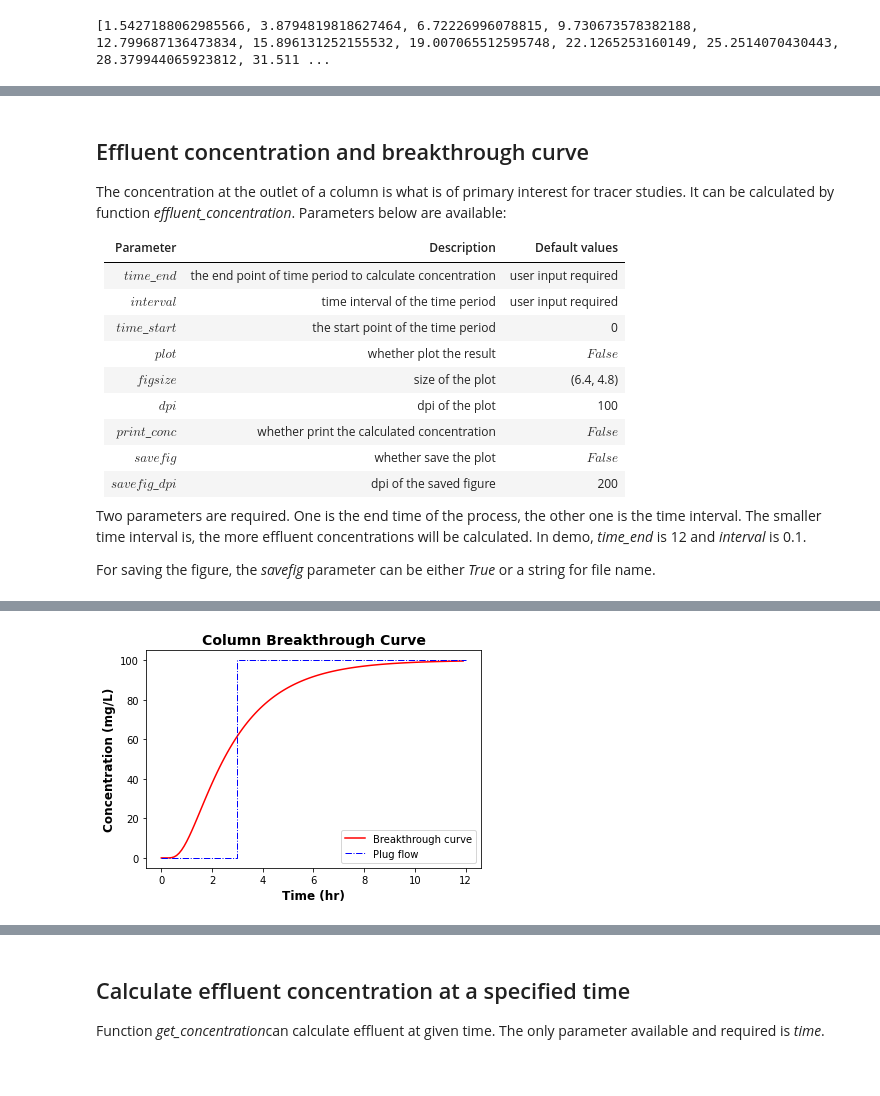
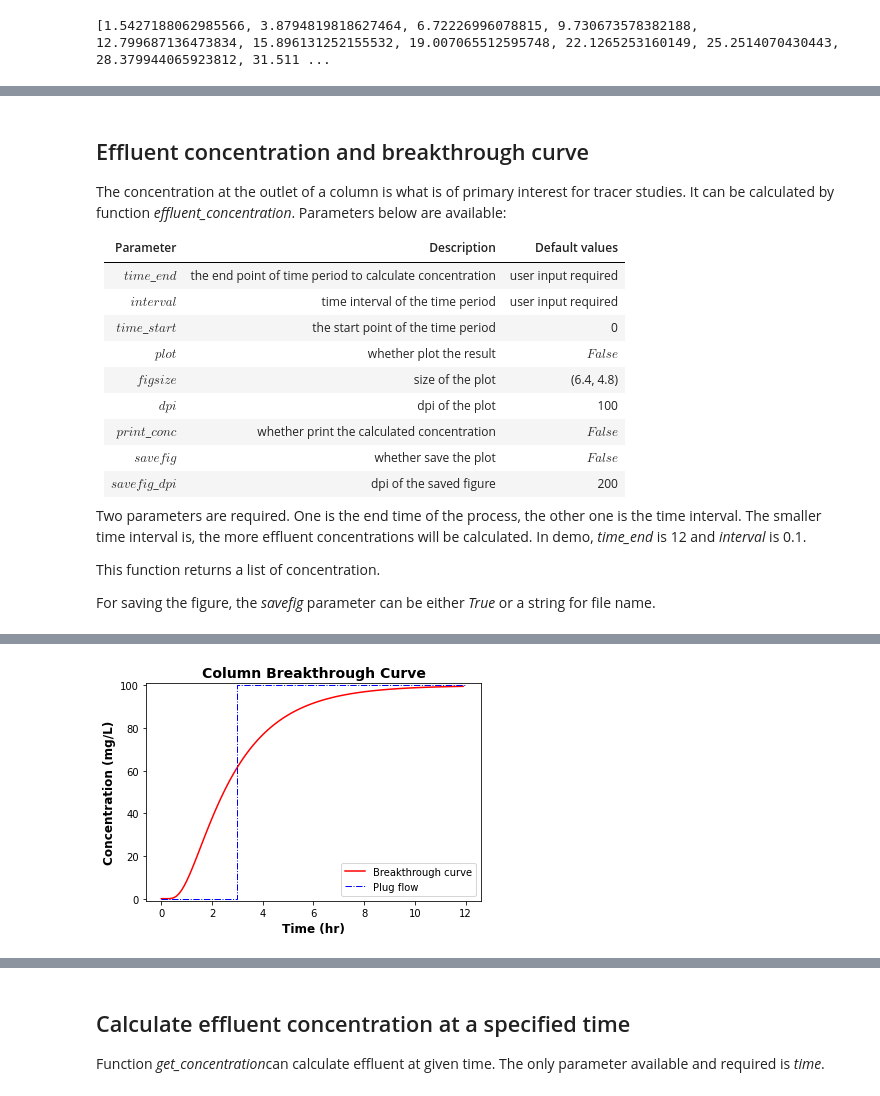
Before and after one commit to BYL4746/columntracer, a Jupyter notebook: examples.ipynb, the cells around one changed output, grey strips where cells are left out. Cells and saved outputs as stored; diff of their text form; code cells hidden in the pictures.

```diff
--- a/examples.ipynb
+++ b/examples.ipynb
@@ -169,6 +208,8 @@ The concentration at the outlet of a column is what is of primary interest for t
 
 Two parameters are required. One is the end time of the process, the other one is the time interval. The smaller time interval is, the more effluent concentrations will be calculated. In demo, <i>time_end</i> is 12 and <i>interval</i> is 0.1.
 
+This function returns a list of concentration.
+
 For saving the figure, the <i>savefig</i> parameter can be either <i>True</i> or a string for file name.
 # %%
 %matplotlib inline
@@ -178,10 +219,12 @@ c = columntracer.ColumnTracer(C0 = 100,
                               D = 100,
                               L = 30,
                               n = 1000)
-
-c.effluent_concentration(time_end = 12,
-                         interval = 0.1,
-                         time_start = 0,
+time_start = 0
+time_end = 12
+interval = 0.1
+Cs = c.effluent_concentration(time_end = time_end,
+                         interval = interval,
+                         time_start = time_start,
                          plot = True,
                          print_conc = False,
                          savefig = False,
@@ -190 +234 @@ c.effluent_concentration(time_end = 12,
-[figure, old version]
+[figure, new version]
```
Also changed, not shown: parts of 16 cells of this notebook, 1 other file.
